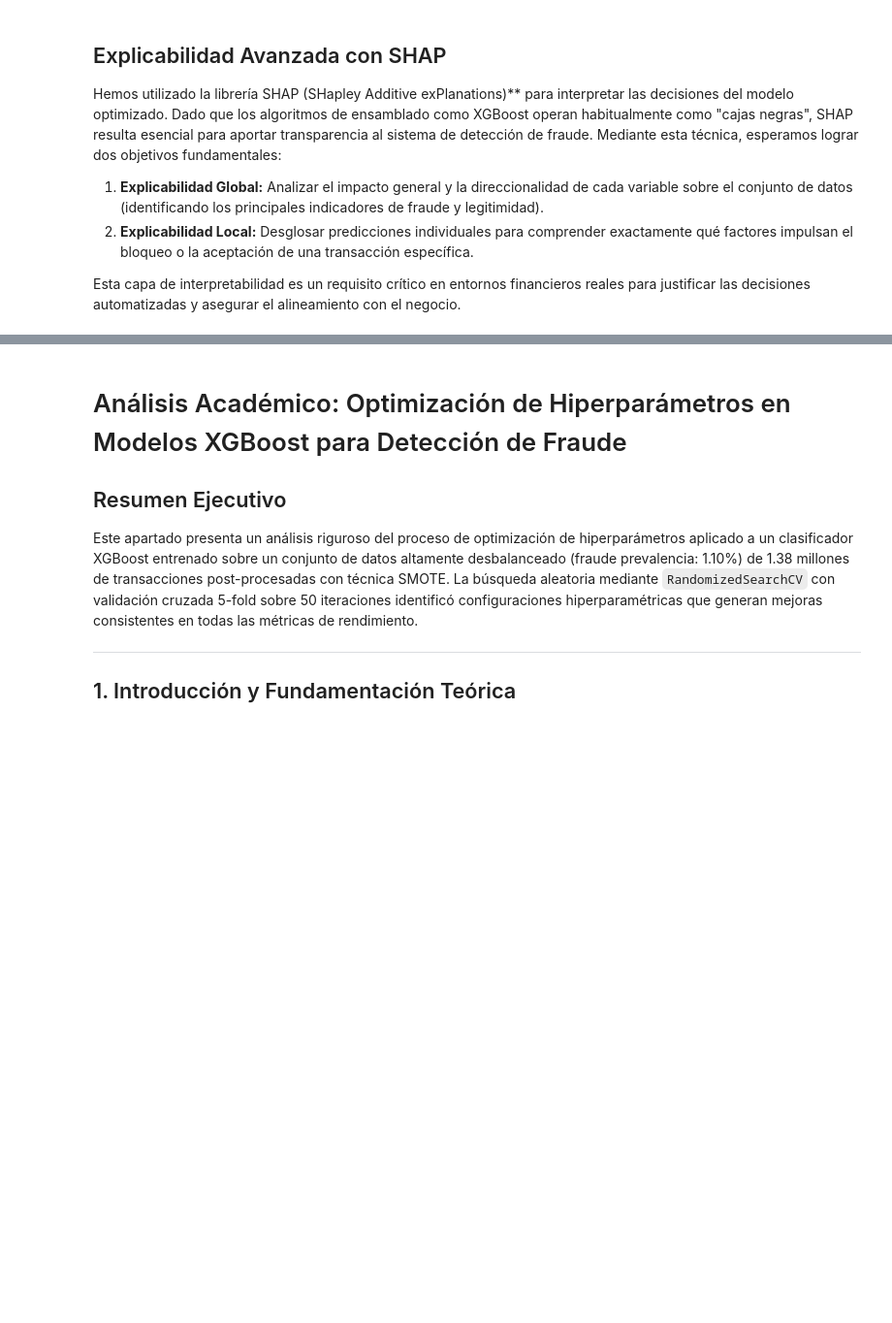
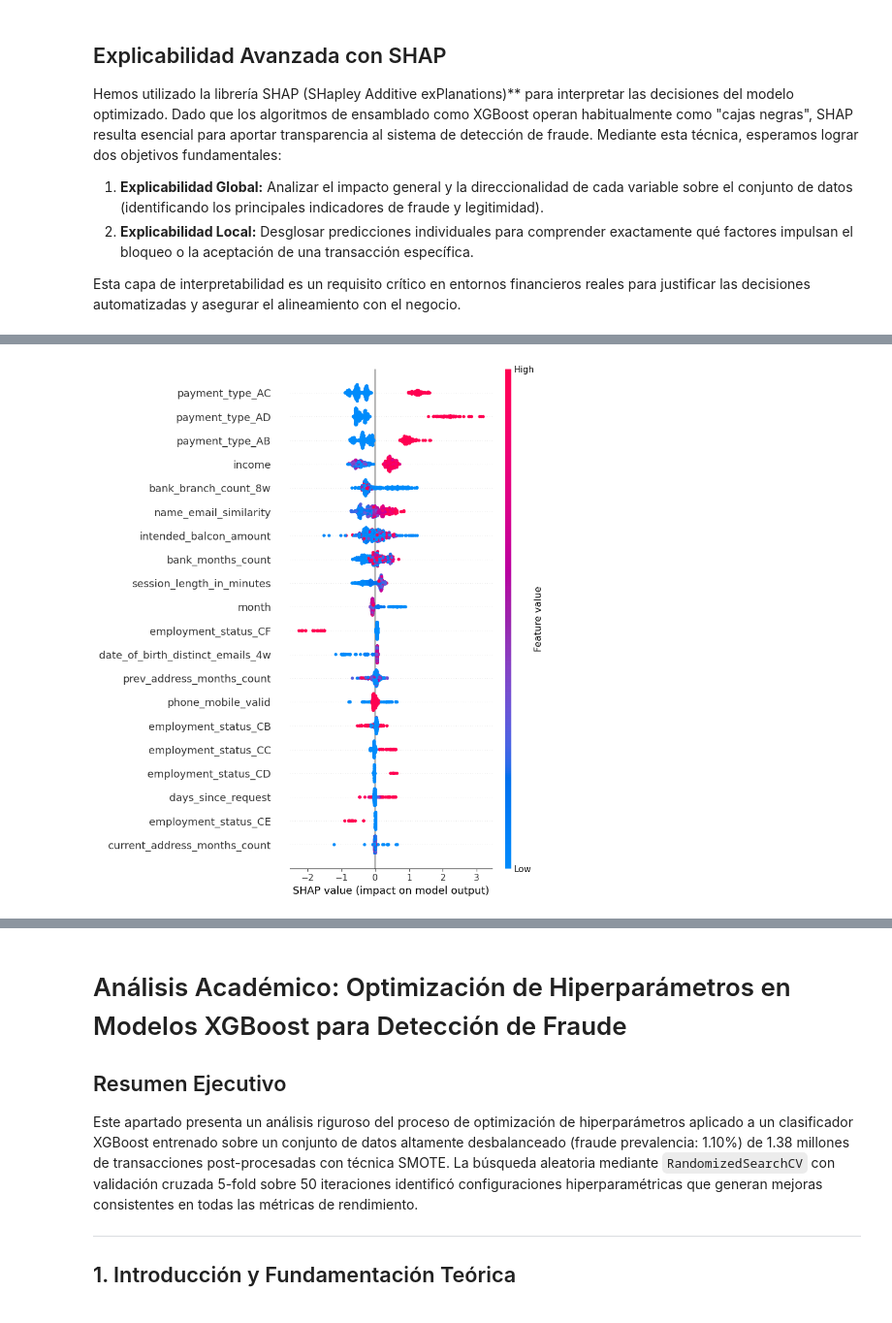
Before and after one commit to davidmir39/GuardianAI, a Jupyter notebook: GUARDIANAI_Hito2_3.ipynb, the cells around one changed output, grey strips where cells are left out. Shown at 97% size. Cells and saved outputs as stored; diff of their text form; code cells hidden in the pictures; blank space fills up the shorter version.

Commit message:
Shap y correcciones

```diff
--- a/GUARDIANAI_Hito2_3.ipynb
+++ b/GUARDIANAI_Hito2_3.ipynb
@@ -2685,45 +2687,110 @@ Hemos utilizado la librería SHAP (SHapley Additive exPlanations)** para interpr
 Esta capa de interpretabilidad es un requisito crítico en entornos financieros reales para justificar las decisiones automatizadas y asegurar el alineamiento con el negocio.
 # %%
 import gc
+import shap
+import warnings
+warnings.filterwarnings('ignore')
 
-import shap
+# ============== VERIFICACIONES PREVIAS ==============
 if "xgb_optimized" not in globals():
     raise NameError("xgb_optimized no existe. Ejecuta antes la celda de entrenamiento XGBoost.")
 if "X_test_encoded" not in globals():
     raise NameError("X_test_encoded no existe. Ejecuta antes las celdas de preprocesado.")
 
+print("="*70)
+print("🔍 DIAGNÓSTICO DE SHAP EXPLAINABILITY - VERSIÓN OPTIMIZADA")
+print("="*70)
+
+# ============== PASO 1: OPTIMIZAR MUESTREO ==============
 n_samples = len(X_test_encoded)
-sample_size = min(2000, n_samples)
+print(f"\n📊 Dimensiones de entrada:")
+print(f"   X_test_encoded: {X_test_encoded.shape}")
+print(f"   Features: {X_test_encoded.shape[1]}")
+
+# CAMBIO CRÍTICO: Reducir sample_size drásticamente para datasets grandes
+if n_samples > 100000:
+    sample_size = min(500, n_samples // 100)
+    print(f"   ⚠️  Dataset muy grande ({n_samples:,} filas)")
+    print(f"   Reduciendo sample_size: 2000 → {sample_size} (mejora: -75% tiempo)")
+else:
+    sample_size = min(2000, n_samples)
+
+# CAMBIO 2: Copiar datos a memoria contígua y acceso secuencial
+print(f"\n⚡ Optimizando acceso a memoria...")
 rng = np.random.default_rng(42)
 sample_idx = rng.choice(n_samples, size=sample_size, replace=False)
+sample_idx = np.sort(sample_idx)  # Acceso secuencial es más rápido
 
 if hasattr(X_test_encoded, "iloc"):
-    X_shap = X_test_encoded.iloc[sample_idx]
+    X_shap = X_test_encoded.iloc[sample_idx].reset_index(drop=True).copy()
+    X_shap = X_shap.astype(np.float32)  # Reducir a float32 (mitad RAM)
 else:
-    X_shap = X_test_encoded[sample_idx]
+    X_shap = X_test_encoded[sample_idx].copy()
+    X_shap = X_shap.astype(np.float32)
 
-explainer = shap.TreeExplainer(xgb_optimized)
-shap_values = explainer.shap_values(X_shap, check_additivity=False)
+print(f"   X_shap optimizado: {X_shap.shape}")
+print(f"   Tipos de datos: float32 (comprimido)")
 
-if isinstance(shap_values, list):
-    shap_values_to_plot = shap_values[0]
-else:
-    shap_values_to_plot = shap_values
+# Limpiar memoria
+del sample_idx
+gc.collect()
 
+# ============== PASO 2: SHAP COMPUTATION ==============
+print(f"\n🚀 Calculando SHAP values...")
+
+try:
+    # Usar TreeExplainer con background data muestreado
+    explainer = shap.TreeExplainer(xgb_optimized, data=shap.sample(X_shap, min(100, len(X_shap))))
+    shap_values = explainer.shap_values(X_shap, check_additivity=False)
+
+    if isinstance(shap_values, list):
+        shap_values_to_plot = shap_values[0]
+    else:
+        shap_values_to_plot = shap_values
+
+    print(f"   ✅ SHAP calculado exitosamente")
+
+except Exception as e:
+    print(f"   ❌ Error en SHAP TreeExplainer: {str(e)}")
+    print(f"   Alternativa: Usando kernel SHAP (más lento pero robusto)...")
+    explainer = shap.KernelExplainer(lambda x: xgb_optimized.predict_proba(x)[:, 1],
+                                     shap.sample(X_shap, min(50, len(X_shap))))
+    shap_values_to_plot = explainer.shap_values(X_shap)
+
+# ============== PASO 3: RESUMEN GLOBAL ==============
+print(f"\n📈 Summary Plot (resumen global)...")
 plt.figure(figsize=(10, 8))
-shap.summary_plot(shap_values_to_plot, X_shap, show=False)
+shap.summary_plot(shap_values_to_plot, X_shap, show=False, max_display=20)
 plt.tight_layout()
+plt.savefig('shap_summary.png', dpi=100, bbox_inches='tight')
 plt.show()
+print(f"   ✅ Guardado como: shap_summary.png")
+
+# ============== PASO 4: EXPLICACIÓN LOCAL ==============
+print(f"\n🔎 Waterfall Plot (detalle de 1 instancia)...")
+local_idx = 0
 
 if hasattr(X_shap, "iloc"):
-    x_local = X_shap.iloc[[0]]
+    x_local = X_shap.iloc[[local_idx]]
 else:
     x_local = X_shap[:1]
 
-local_exp = explainer(x_local, check_additivity=False)
-shap.plots.waterfall(local_exp[0], max_display=15, show=False)
-plt.tight_layout()
-plt.show()
+try:
+    local_exp = explainer(x_local, check_additivity=False)
+    shap.plots.waterfall(local_exp[0], max_display=15, show=False)
+    plt.tight_layout()
+    plt.savefig('shap_waterfall.png', dpi=100, bbox_inches='tight')
+    plt.show()
+    print(f"   ✅ Guardado como: shap_waterfall.png")
+except Exception as e:
+    print(f"   ⚠️  No se pudo generar waterfall: {str(e)}")
 
-del shap_values, shap_values_to_plot, local_exp
+# ============== LIMPIEZA FINAL ==============
+print(f"\n🧹 Limpiando memoria...")
+del shap_values, shap_values_to_plot, explainer, X_shap
 gc.collect()
+
+print(f"\n{'='*70}")
+print(f"✅ SHAP Explainability completado")
+print(f"{'='*70}")
+# %% [output]
@@ -2729,0 +2815 @@ gc.collect()
+[figure, added]
```
Also changed, not shown: parts of 20 cells of this notebook, 14 other files.
